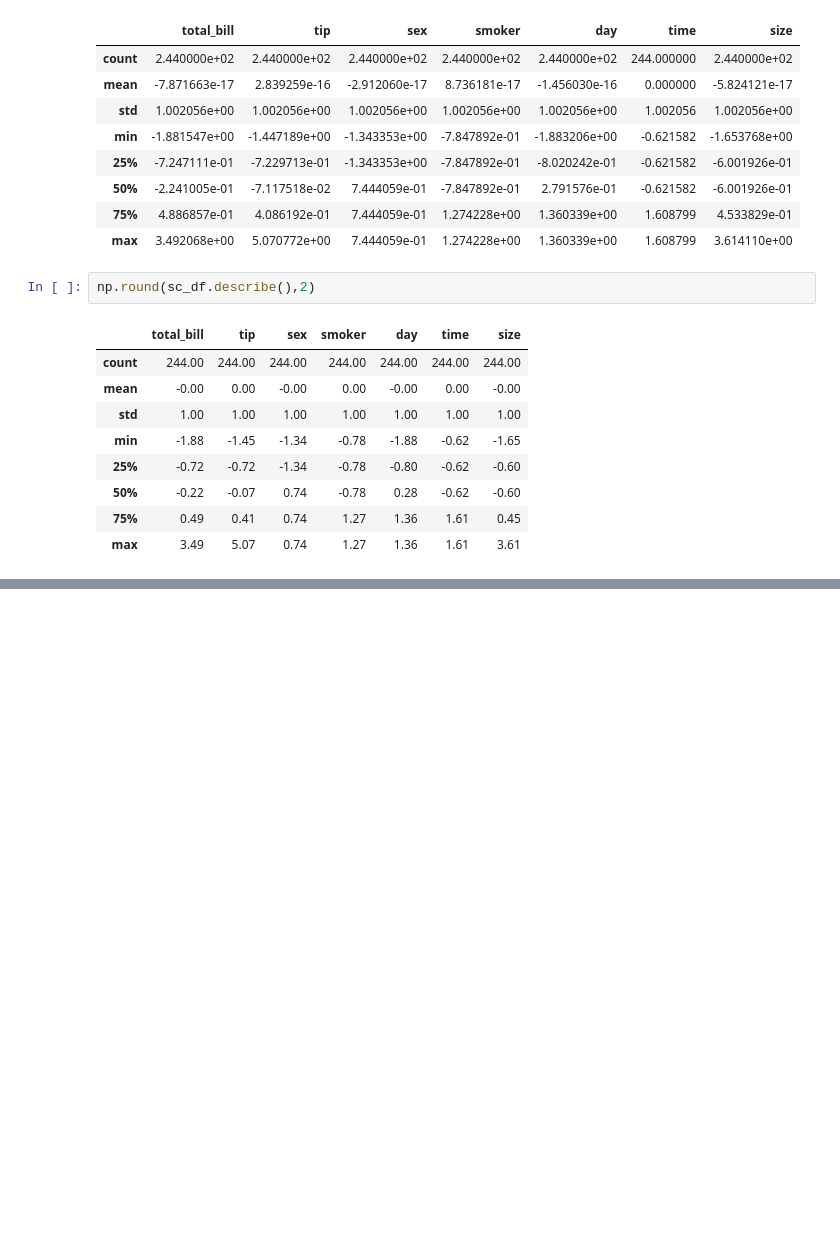
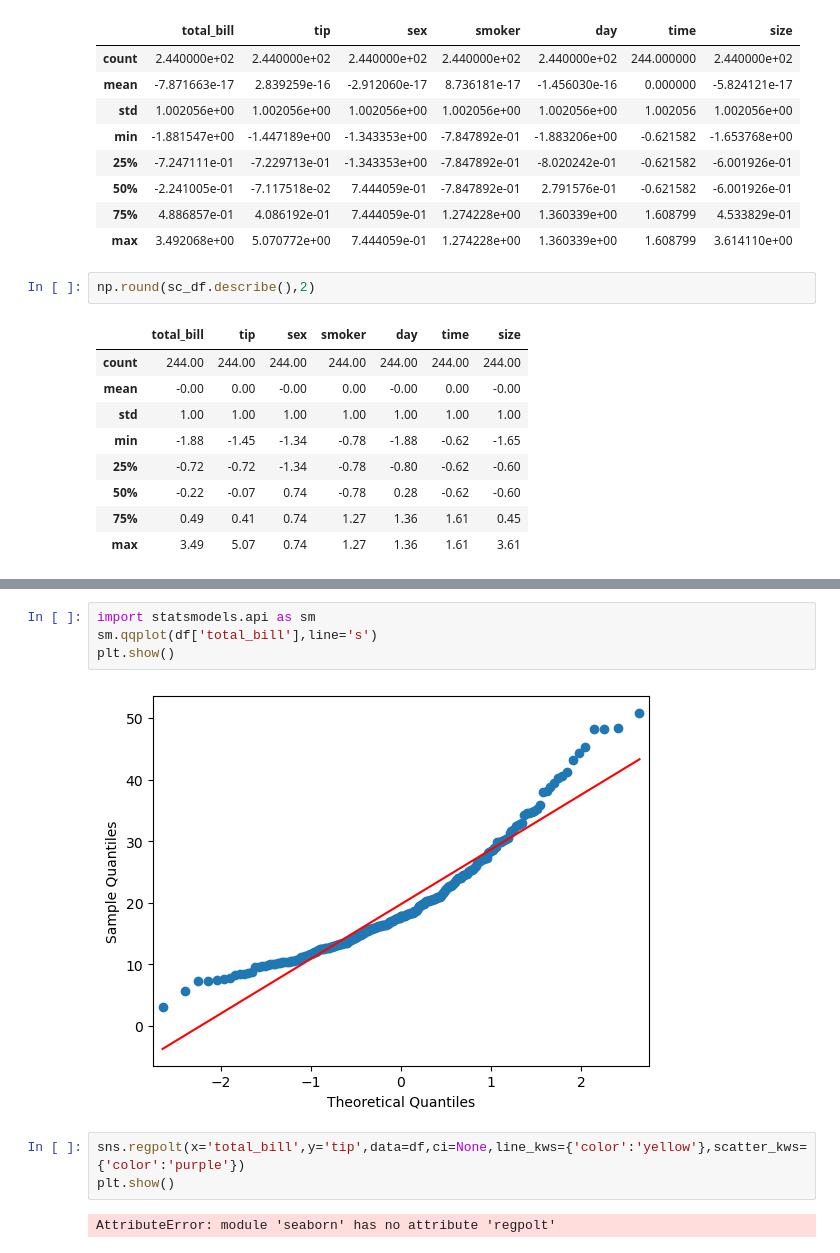
Before and after one commit to Rahul8-pro/APPLICATION-DEVOPLMENNT, a Jupyter notebook: day18.ipynb, the cells around one changed output, grey strips where cells are left out. Drawn from its saved outputs; the diff is of its cells as text; blank space fills up the shorter version.

```diff
--- a/day18.ipynb
+++ b/day18.ipynb
@@ -183,0 +272,11 @@ np.round(sc_df.describe(),2)
+# %%
+import statsmodels.api as sm
+sm.qqplot(df['total_bill'],line='s')
+plt.show()
+# %% [output]
+[figure, added]
+# %%
+sns.regpolt(x='total_bill',y='tip',data=df,ci=None,line_kws={'color':'yellow'},scatter_kws={'color':'purple'})
+plt.show()
+# %% [output]
+AttributeError: module 'seaborn' has no attribute 'regpolt'
```
Also changed, not shown: parts of 10 cells of this notebook.
